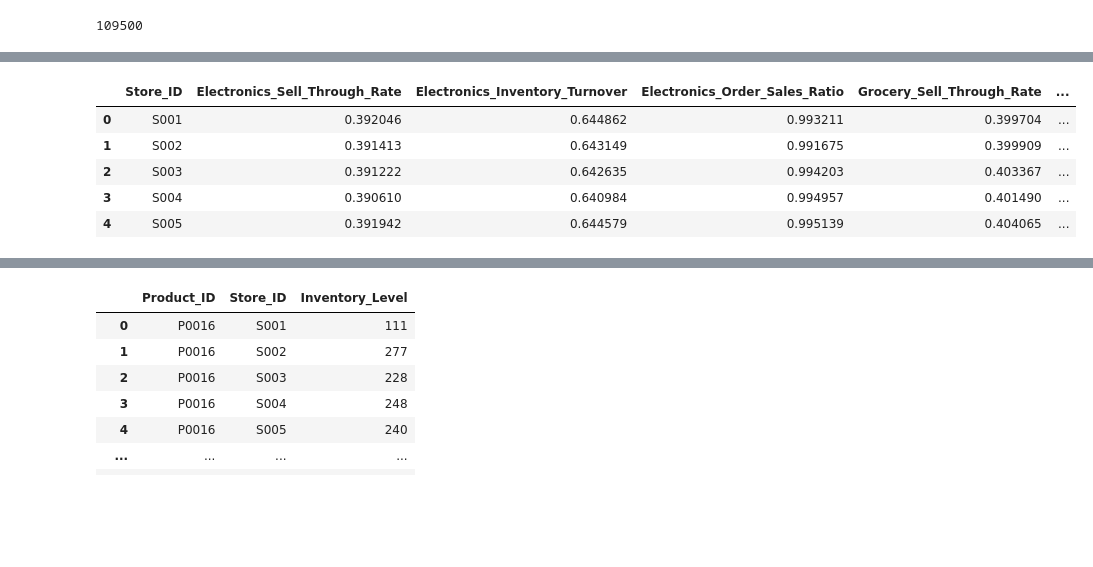
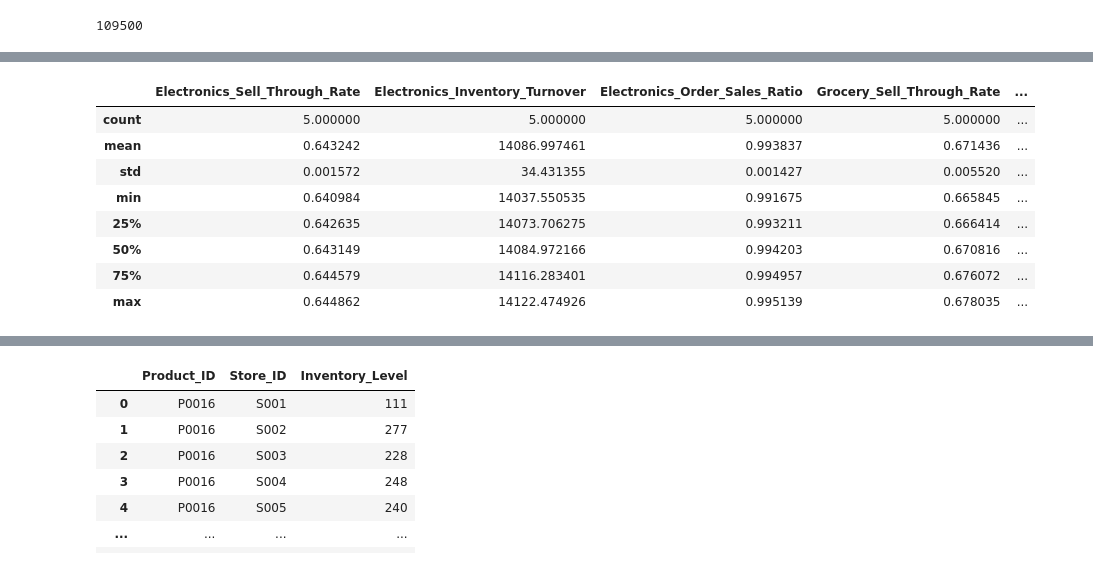
Before and after one commit to gnaneshgunda/Inventory_management, a Jupyter notebook: sql-task-2.ipynb, the cells around one changed output, grey strips where cells are left out. Cells and saved outputs as stored; diff of their text form; code cells hidden in the pictures; blank space fills up the shorter version.

```diff
--- a/sql-task-2.ipynb
+++ b/sql-task-2.ipynb
@@ -84,66 +97,70 @@ SELECT
 
     -- Electronics KPIs
     SUM(CASE WHEN Category = 'Electronics' THEN Units_Sold ELSE 0 END) * 1.0 /
-    NULLIF(SUM(CASE WHEN Category = 'Electronics' THEN Units_Sold + Inventory_Level ELSE 0 END), 0) AS Electronics_Sell_Through_Rate,
+    NULLIF(SUM(CASE WHEN Category = 'Electronics' THEN Inventory_Level ELSE 0 END), 0) AS Electronics_Sell_Through_Rate,
 
     SUM(CASE WHEN Category = 'Electronics' THEN Units_Sold ELSE 0 END) * 1.0 /
-    NULLIF(SUM(CASE WHEN Category = 'Electronics' THEN Inventory_Level ELSE 0 END), 0) AS Electronics_Inventory_Turnover,
+    NULLIF(AVG(CASE WHEN Category = 'Electronics' THEN Inventory_Level ELSE 0 END), 0) AS Electronics_Inventory_Turnover,
 
     SUM(CASE WHEN Category = 'Electronics' THEN Units_Ordered ELSE 0 END) * 1.0 /
     NULLIF(SUM(CASE WHEN Category = 'Electronics' THEN Units_Sold ELSE 0 END), 0) AS Electronics_Order_Sales_Ratio,
 
     -- Grocery KPIs
     SUM(CASE WHEN Category = 'Groceries' THEN Units_Sold ELSE 0 END) * 1.0 /
-    NULLIF(SUM(CASE WHEN Category = 'Groceries' THEN Units_Sold + Inventory_Level ELSE 0 END), 0) AS Grocery_Sell_Through_Rate,
+    NULLIF(SUM(CASE WHEN Category = 'Groceries' THEN Inventory_Level ELSE 0 END), 0) AS Grocery_Sell_Through_Rate,
 
     SUM(CASE WHEN Category = 'Groceries' THEN Units_Sold ELSE 0 END) * 1.0 /
-    NULLIF(SUM(CASE WHEN Category = 'Groceries' THEN Inventory_Level ELSE 0 END), 0) AS Grocery_Inventory_Turnover,
+    NULLIF(AVG(CASE WHEN Category = 'Groceries' THEN Inventory_Level ELSE 0 END), 0) AS Grocery_Inventory_Turnover,
 
     SUM(CASE WHEN Category = 'Groceries' THEN Units_Ordered ELSE 0 END) * 1.0 /
     NULLIF(SUM(CASE WHEN Category = 'Groceries' THEN Units_Sold ELSE 0 END), 0) AS Grocery_Order_Sales_Ratio,
 
     -- Clothing KPIs
     SUM(CASE WHEN Category = 'Clothing' THEN Units_Sold ELSE 0 END) * 1.0 /
-    NULLIF(SUM(CASE WHEN Category = 'Clothing' THEN Units_Sold + Inventory_Level ELSE 0 END), 0) AS Clothing_Sell_Through_Rate,
+    NULLIF(SUM(CASE WHEN Category = 'Clothing' THEN Inventory_Level ELSE 0 END), 0) AS Clothing_Sell_Through_Rate,
 
     SUM(CASE WHEN Category = 'Clothing' THEN Units_Sold ELSE 0 END) * 1.0 /
-    NULLIF(SUM(CASE WHEN Category = 'Clothing' THEN Inventory_Level ELSE 0 END), 0) AS Clothing_Inventory_Turnover,
+    NULLIF(AVG(CASE WHEN Category = 'Clothing' THEN Inventory_Level ELSE 0 END), 0) AS Clothing_Inventory_Turnover,
 
     SUM(CASE WHEN Category = 'Clothing' THEN Units_Ordered ELSE 0 END) * 1.0 /
     NULLIF(SUM(CASE WHEN Category = 'Clothing' THEN Units_Sold ELSE 0 END), 0) AS Clothing_Order_Sales_Ratio,
 
     -- Furniture KPIs
     SUM(CASE WHEN Category = 'Furniture' THEN Units_Sold ELSE 0 END) * 1.0 /
-    NULLIF(SUM(CASE WHEN Category = 'Furniture' THEN Units_Sold + Inventory_Level ELSE 0 END), 0) AS Furniture_Sell_Through_Rate,
+    NULLIF(SUM(CASE WHEN Category = 'Furniture' THEN Inventory_Level ELSE 0 END), 0) AS Furniture_Sell_Through_Rate,
 
     SUM(CASE WHEN Category = 'Furniture' THEN Units_Sold ELSE 0 END) * 1.0 /
-    NULLIF(SUM(CASE WHEN Category = 'Furniture' THEN Inventory_Level ELSE 0 END), 0) AS Furniture_Inventory_Turnover,
+    NULLIF(AVG(CASE WHEN Category = 'Furniture' THEN Inventory_Level ELSE 0 END), 0) AS Furniture_Inventory_Turnover,
 
     SUM(CASE WHEN Category = 'Furniture' THEN Units_Ordered ELSE 0 END) * 1.0 /
     NULLIF(SUM(CASE WHEN Category = 'Furniture' THEN Units_Sold ELSE 0 END), 0) AS Furniture_Order_Sales_Ratio,
 
         -- Toys KPIs
     SUM(CASE WHEN Category = 'Toys' THEN Units_Sold ELSE 0 END) * 1.0 /
-    NULLIF(SUM(CASE WHEN Category = 'Toys' THEN Units_Sold + Inventory_Level ELSE 0 END), 0) AS Toys_Sell_Through_Rate,
+    NULLIF(SUM(CASE WHEN Category = 'Toys' THEN Inventory_Level ELSE 0 END), 0) AS Toys_Sell_Through_Rate,
 
     SUM(CASE WHEN Category = 'Toys' THEN Units_Sold ELSE 0 END) * 1.0 /
-    NULLIF(SUM(CASE WHEN Category = 'Toys' THEN Inventory_Level ELSE 0 END), 0) AS Toys_Inventory_Turnover,
+    NULLIF(AVG(CASE WHEN Category = 'Toys' THEN Inventory_Level ELSE 0 END), 0) AS Toys_Inventory_Turnover,
 
     SUM(CASE WHEN Category = 'Toys' THEN Units_Ordered ELSE 0 END) * 1.0 /
     NULLIF(SUM(CASE WHEN Category = 'Toys' THEN Units_Sold ELSE 0 END), 0) AS Toys_Order_Sales_Ratio
 
 FROM InventoryData
 GROUP BY Store_ID;
 """
 
-pd.read_sql_query(gquery_2, conn)
+df_kpi_by_store = pd.read_sql_query(gquery_2, conn)
+df_kpi_by_store.describe()
 # %% [output]
-|  | Store_ID | Electronics_Sell_Through_Rate | Electronics_Inventory_Turnover | Electronics_Order_Sales_Ratio | Grocery_Sell_Through_Rate | ... |
-| 0 | S001 | 0.392046 | 0.644862 | 0.993211 | 0.399704 | ... |
-| 1 | S002 | 0.391413 | 0.643149 | 0.991675 | 0.399909 | ... |
-| 2 | S003 | 0.391222 | 0.642635 | 0.994203 | 0.403367 | ... |
-| 3 | S004 | 0.390610 | 0.640984 | 0.994957 | 0.401490 | ... |
-| 4 | S005 | 0.391942 | 0.644579 | 0.995139 | 0.404065 | ... |
+|  | Electronics_Sell_Through_Rate | Electronics_Inventory_Turnover | Electronics_Order_Sales_Ratio | Grocery_Sell_Through_Rate | ... |
+| count | 5.000000 | 5.000000 | 5.000000 | 5.000000 | ... |
+| mean | 0.643242 | 14086.997461 | 0.993837 | 0.671436 | ... |
+| std | 0.001572 | 34.431355 | 0.001427 | 0.005520 | ... |
+| min | 0.640984 | 14037.550535 | 0.991675 | 0.665845 | ... |
+| 25% | 0.642635 | 14073.706275 | 0.993211 | 0.666414 | ... |
+| 50% | 0.643149 | 14084.972166 | 0.994203 | 0.670816 | ... |
+| 75% | 0.644579 | 14116.283401 | 0.994957 | 0.676072 | ... |
+| max | 0.644862 | 14122.474926 | 0.995139 | 0.678035 | ... |
 # %%
 gquery_3 = """
 SELECT
```
Also changed, not shown: parts of 10 cells of this notebook, 3 other files.
